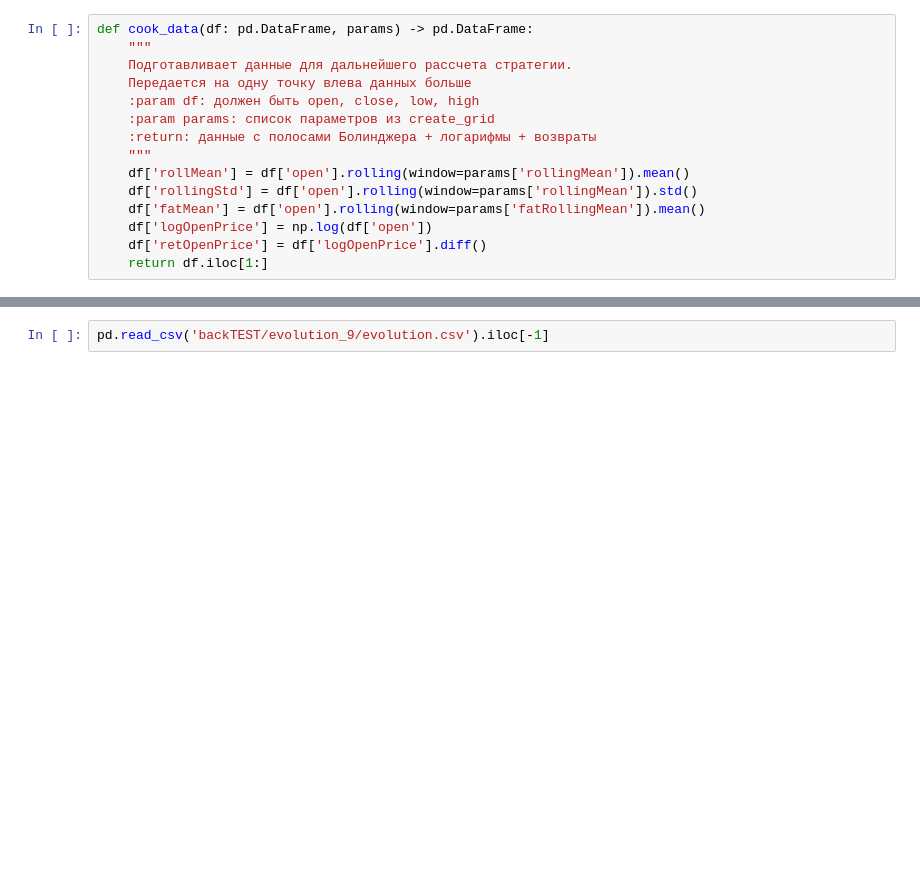
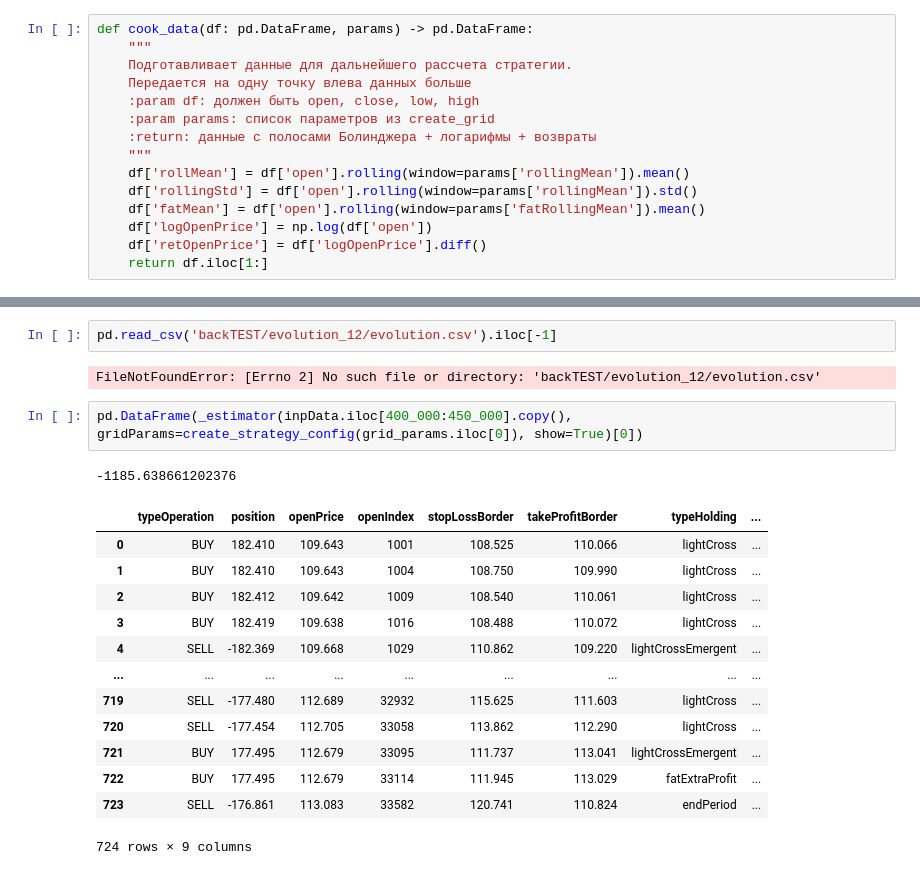
Before and after one commit to Molozey/algo-andrii, a Jupyter notebook: MeanReversion/actualCleanVersion.ipynb, the cells around one changed output, grey strips where cells are left out. Saved outputs shown, nothing was run; the diff lists cells and outputs as text; blank space fills up the shorter version.

```diff
--- a/MeanReversion/actualCleanVersion.ipynb
+++ b/MeanReversion/actualCleanVersion.ipynb
@@ -850,2 +869,21 @@ RES, EVOLUTION = strategy_real_time_optimize(dataFrame=inpData.iloc[400_000:950_
 # %%
-pd.read_csv('backTEST/evolution_9/evolution.csv').iloc[-1]
+pd.read_csv('backTEST/evolution_12/evolution.csv').iloc[-1]
+# %% [output]
+FileNotFoundError: [Errno 2] No such file or directory: 'backTEST/evolution_12/evolution.csv'
+# %%
+pd.DataFrame(_estimator(inpData.iloc[400_000:450_000].copy(), gridParams=create_strategy_config(grid_params.iloc[0]), show=True)[0])
+# %% [output]
+-1185.638661202376
+|  | typeOperation | position | openPrice | openIndex | stopLossBorder | takeProfitBorder | typeHolding | ... |
+| 0 | BUY | 182.410 | 109.643 | 1001 | 108.525 | 110.066 | lightCross | ... |
+| 1 | BUY | 182.410 | 109.643 | 1004 | 108.750 | 109.990 | lightCross | ... |
+| 2 | BUY | 182.412 | 109.642 | 1009 | 108.540 | 110.061 | lightCross | ... |
+| 3 | BUY | 182.419 | 109.638 | 1016 | 108.488 | 110.072 | lightCross | ... |
+| 4 | SELL | -182.369 | 109.668 | 1029 | 110.862 | 109.220 | lightCrossEmergent | ... |
+| ... | ... | ... | ... | ... | ... | ... | ... | ... |
+| 719 | SELL | -177.480 | 112.689 | 32932 | 115.625 | 111.603 | lightCross | ... |
+| 720 | SELL | -177.454 | 112.705 | 33058 | 113.862 | 112.290 | lightCross | ... |
+| 721 | BUY | 177.495 | 112.679 | 33095 | 111.737 | 113.041 | lightCrossEmergent | ... |
+| 722 | BUY | 177.495 | 112.679 | 33114 | 111.945 | 113.029 | fatExtraProfit | ... |
+| 723 | SELL | -176.861 | 113.083 | 33582 | 120.741 | 110.824 | endPeriod | ... |
+724 rows × 9 columns
```
Also changed, not shown: parts of 1 cell of this notebook, 11 other files.
